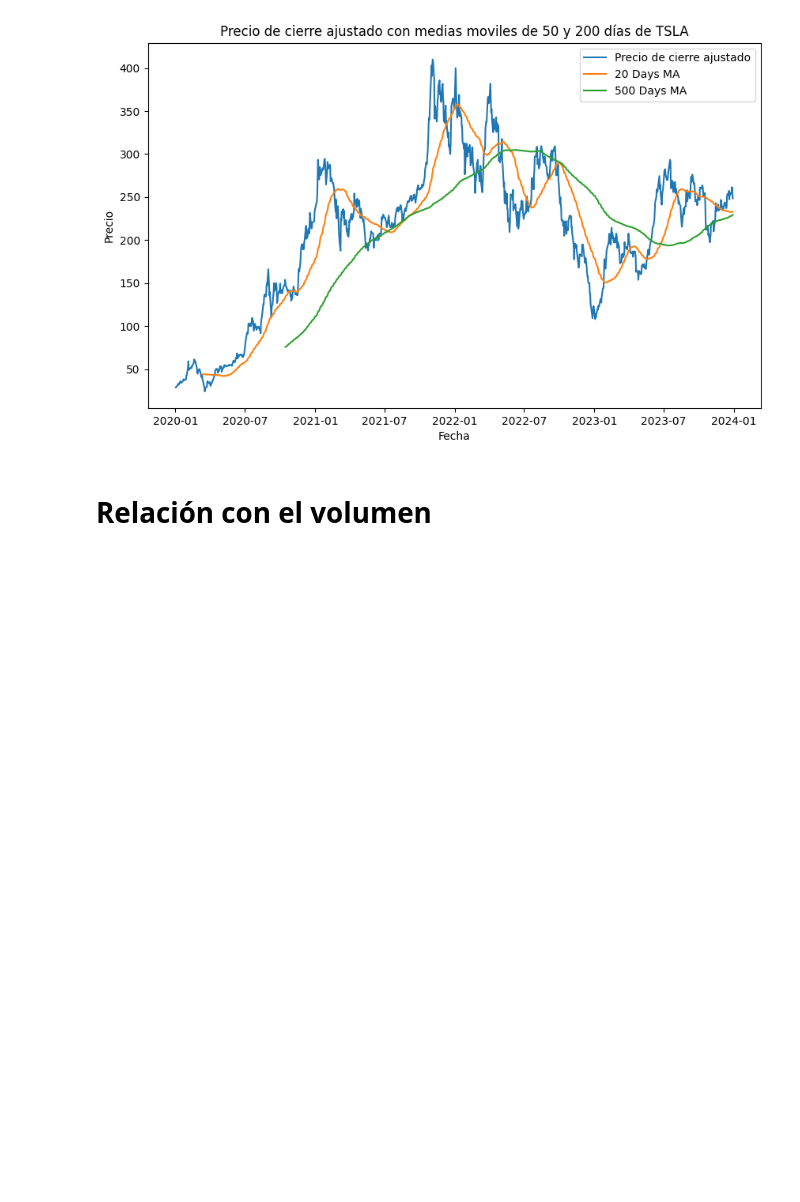
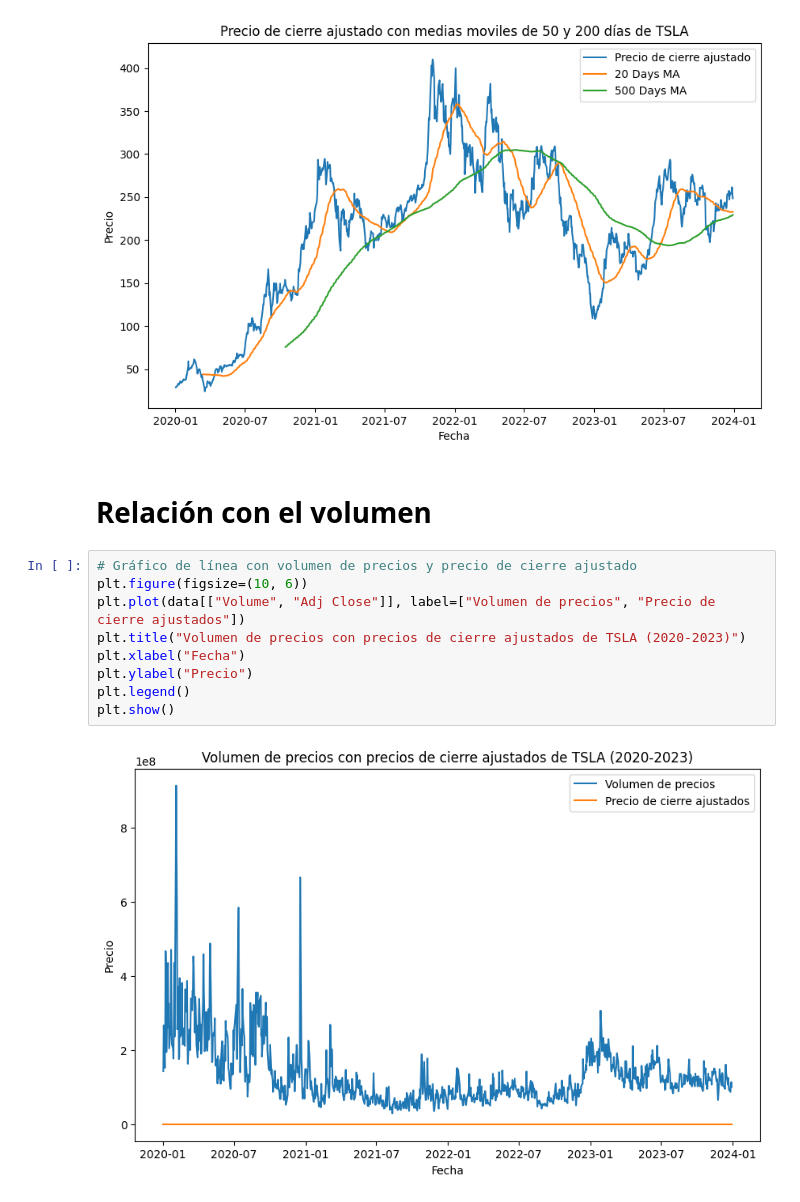
Before and after one commit to LeandroD-240/EDA-finanzas, a Jupyter notebook: EDA_of_data.ipynb, the cells around one changed output. Cells and saved outputs as stored; diff of their text form; blank space fills up the shorter version.

Commit message:
Ejercicios del 1 al 7 hechos. Pendientes: Explicar la selección de la data, explicar algunos gráficos y mejorar el último gráfico

```diff
--- a/EDA_of_data.ipynb
+++ b/EDA_of_data.ipynb
@@ -216,3 +215,14 @@ plt.show()
 [figure]
 # %% [markdown]
 # Relación con el volumen
+# %%
+# Gráfico de línea con volumen de precios y precio de cierre ajustado
+plt.figure(figsize=(10, 6))
+plt.plot(data[["Volume", "Adj Close"]], label=["Volumen de precios", "Precio de cierre ajustados"])
+plt.title("Volumen de precios con precios de cierre ajustados de TSLA (2020-2023)")
+plt.xlabel("Fecha")
+plt.ylabel("Precio")
+plt.legend()
+plt.show()
+# %% [output]
+[figure, added]
```
Also changed, not shown: parts of 5 cells of this notebook.
